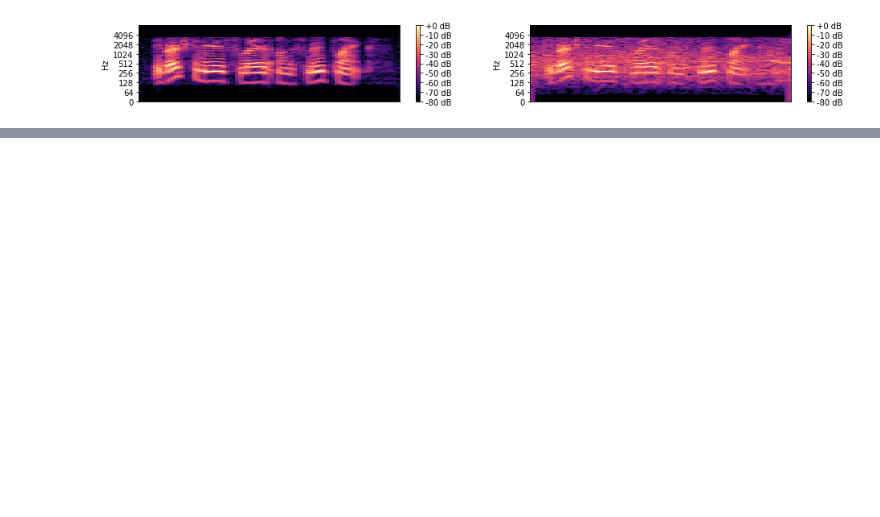
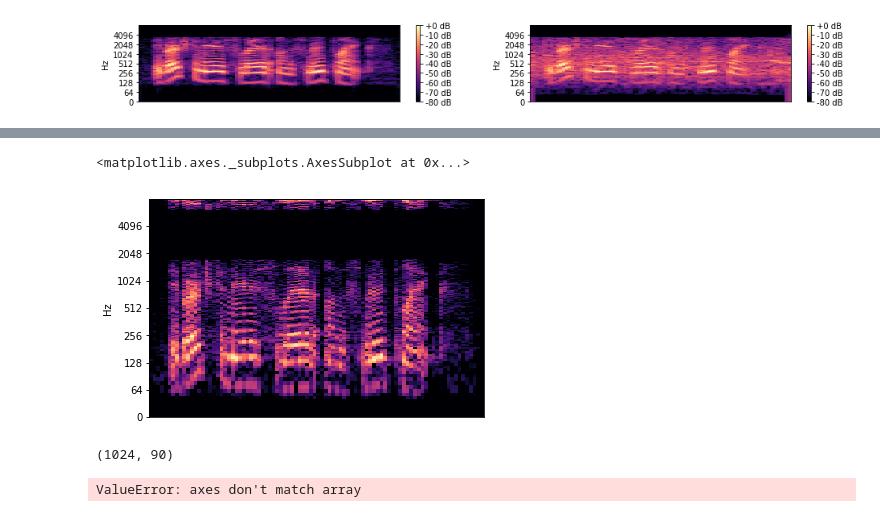
Before and after one commit to lukas/ml-class, a Jupyter notebook: keras-audio/audio.ipynb, the cells around one changed output, grey strips where cells are left out. Cells and saved outputs as stored; diff of their text form; code cells hidden in the pictures; blank space fills up the shorter version.

```diff
--- a/keras-audio/audio.ipynb
+++ b/keras-audio/audio.ipynb
@@ -55,3 +39,22 @@ Audio(src_clean[:3*SR], rate=SR)
 Audio(src_noise[:3*SR], rate=SR)
 # %% [output]
 [interactive output not drawn]
+# %%
+stft_size = 1024
+import scipy.signal as signal
+_, t, Sxx_Vec_Temp = signal.stft(src_clean, fs=SR, nperseg=stft_size, return_onesided = False)
+# %%
+Mag = Sxx_Vec_Temp.imag
+display.specshow(librosa.amplitude_to_db(Mag), y_axis='log', sr=SR)
+# %% [output]
+<matplotlib.axes._subplots.AxesSubplot at 0x...>
+[figure, added]
+# %%
+import numpy as np
+print(Mag.shape)
+inp = np.transpose(Mag, (0, 1, 3, 2))
+outputData_ISTFT = signal.istft(Mag, fs=SR, nperseg=stft_size, input_onesided = False)
+print(outputData_ISTFT)
+# %% [output]
+(1024, 90)
+ValueError: axes don't match array
```
Also changed, not shown: parts of 2 cells of this notebook.
